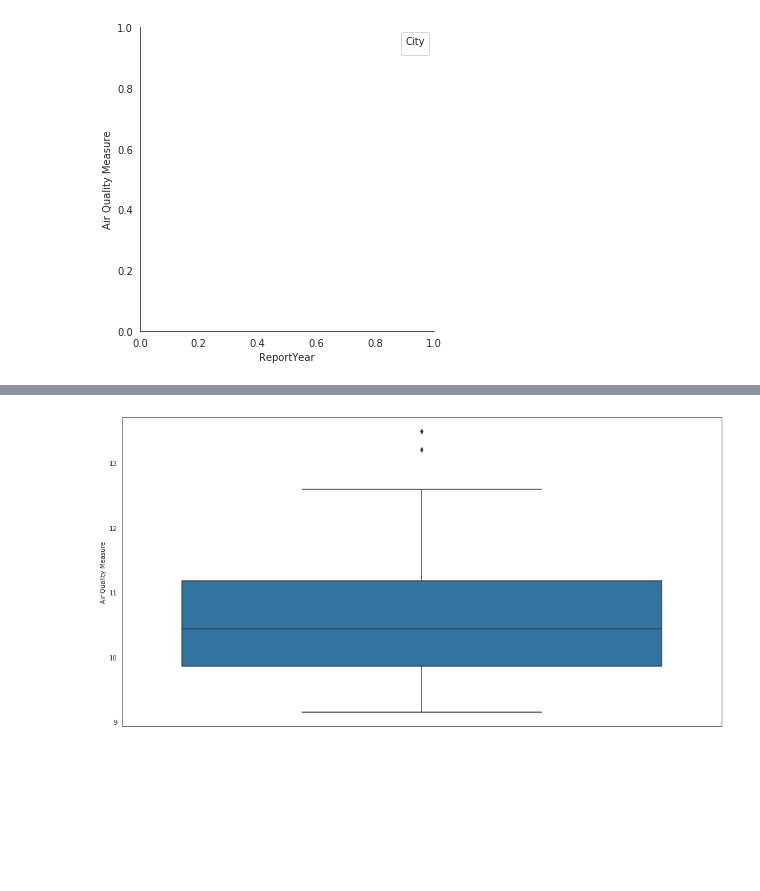
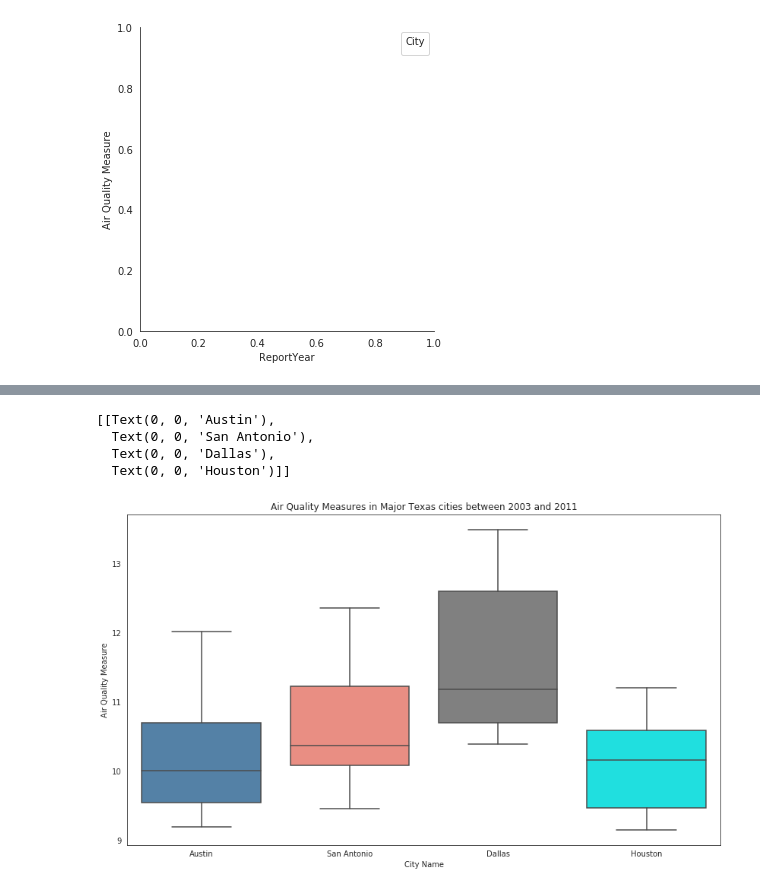
Before and after one commit to Saranyanv/test, a Jupyter notebook: 455_Assignment2.ipynb, the cells around one changed output, grey strips where cells are left out. Saved outputs shown, nothing was run; the diff lists cells and outputs as text; code cells hidden in the pictures; blank space fills up the shorter version.

```diff
--- a/455_Assignment2.ipynb
+++ b/455_Assignment2.ipynb
@@ -170,9 +110,17 @@ sfo_air_traffic_big4_agg
 # %%
 import seaborn as sns
 import matplotlib.pyplot as plt
 sns.set_style("white")
 
-fig, ax = plt.subplots(figsize=(17,9))
-ax = sns.boxplot(y="Air Quality Measure", hue="CountyName", data=sfo_air_traffic_big4_agg)
+fig, ax = plt.subplots(figsize=(14,8))
+ax = sns.boxplot(y="Air Quality Measure", x="CountyName", data=sfo_air_traffic_big4_agg
+                , palette=sns.color_palette(palette = ["SteelBlue" , "Salmon", "Grey", "Cyan"]))
+ax.set_title('Air Quality Measures in Major Texas cities between 2003 and 2011')
+ax.set_xlabel('City Name')
+ax.set(xticklabels=['Austin', 'San Antonio', 'Dallas', 'Houston'])
 # %% [output]
+[[Text(0, 0, 'Austin'),
+  Text(0, 0, 'San Antonio'),
+  Text(0, 0, 'Dallas'),
+  Text(0, 0, 'Houston')]]
-[figure, old version]
+[figure, new version]
```
Also changed, not shown: parts of 6 cells of this notebook.
